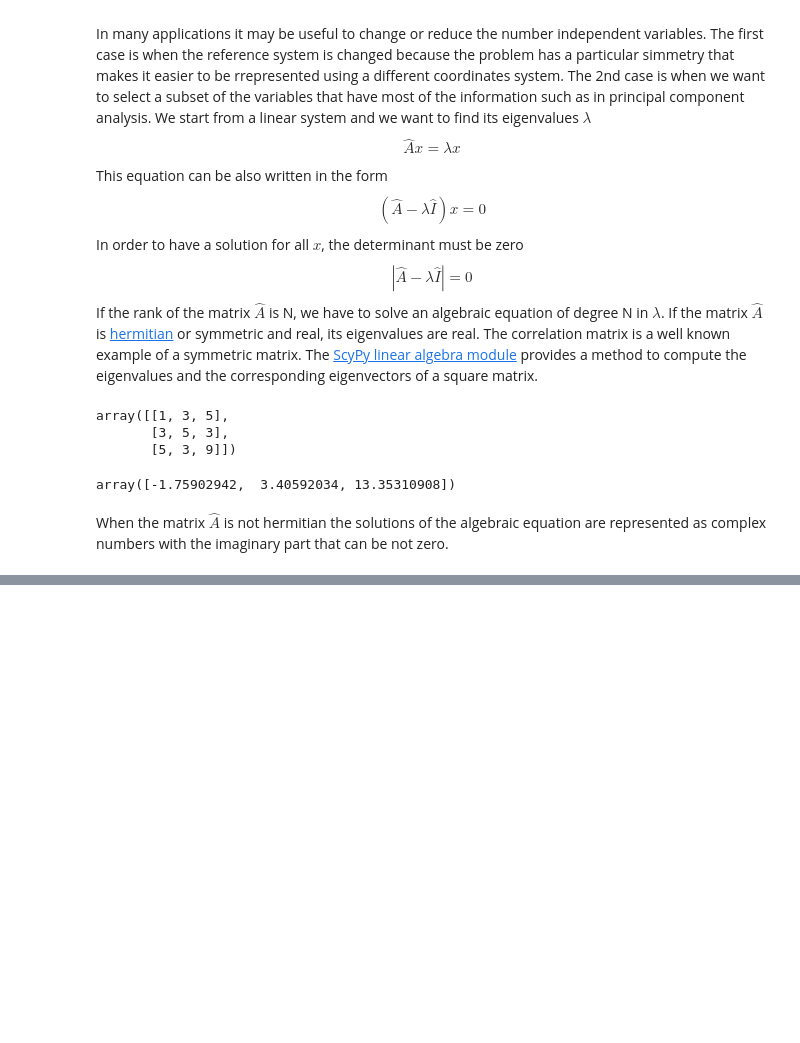
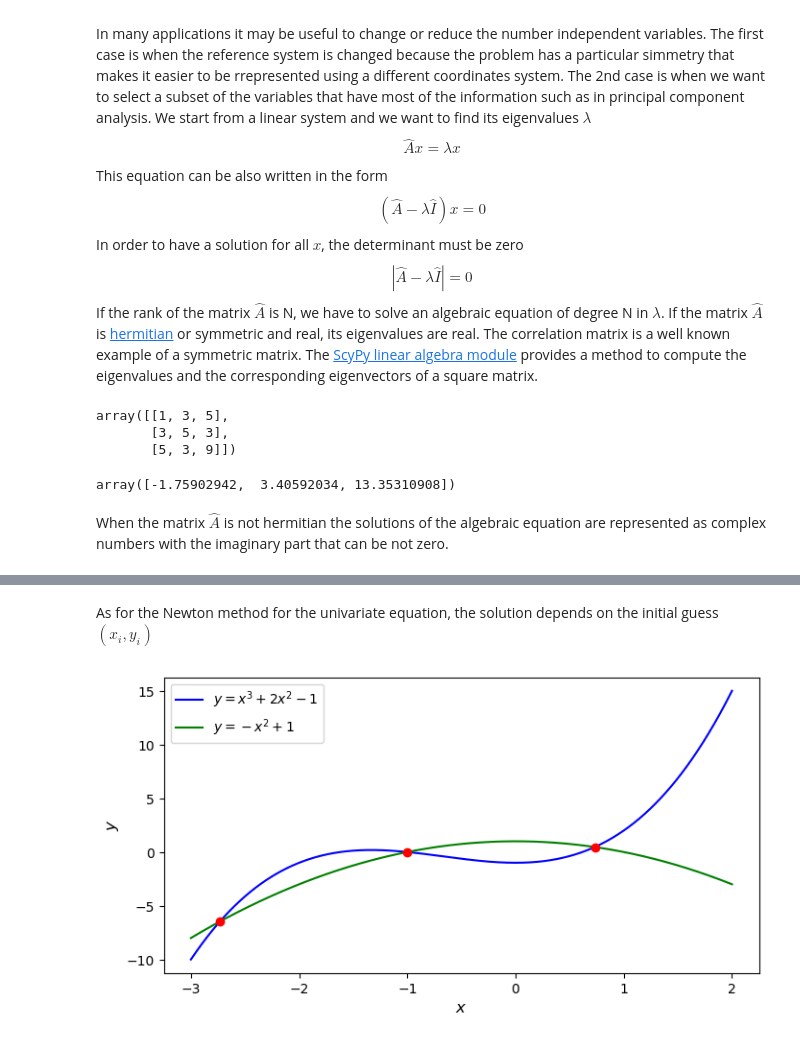
Before and after one commit to luigiselmi/numethods, a Jupyter notebook: johansson/equation_solving.ipynb, the cells around one changed output, grey strips where cells are left out. Drawn from its saved outputs; the diff is of its cells as text; code cells hidden in the pictures; blank space fills up the shorter version.

```diff
--- a/johansson/equation_solving.ipynb
+++ b/johansson/equation_solving.ipynb
@@ -170,0 +234,30 @@ The roots of an univariate nonlinear equation $f(x)=0$ can be found numerically
+# %% [markdown]
+As for the Newton method for the univariate equation, the solution depends on the initial guess $(x_i,y_i)$
+# %%
+x_0 = -3.0
+y_0 = -5.0
+s_0 = optimize.fsolve(f, [x_0, y_0])
+# %%
+x_1 = -1.0
+y_1 = -1.0
+s_1 = optimize.fsolve(f, [x_1, y_1])
+# %%
+x_2 = 1.0
+y_2 = 1.0
+s_2 = optimize.fsolve(f, [x_2, y_2])
+# %%
+x = np.linspace(-3, 2, 5000)
+y1 = x**3 + 2 * x**2 -1
+y2 = -x**2 + 1
+# %%
+fig, ax = plt.subplots(figsize=(8, 4))
+ax.plot(x, y1, 'b', lw=1.5, label=r'$y = x^3 + 2x^2 - 1$')
+ax.plot(x, y2, 'g', lw=1.5, label=r'$y = -x^2 + 1$')
+ax.plot(s_0[0], s_0[1], 'ro')
+ax.plot(s_1[0], s_1[1], 'ro')
+ax.plot(s_2[0], s_2[1], 'ro')
+ax.legend(loc=0)
+ax.set_xlabel(r'$x$', fontsize=12)
+ax.set_ylabel(r'$y$', fontsize=12);
+# %% [output]
+[figure, added]
```
Also changed, not shown: parts of 13 cells of this notebook.
